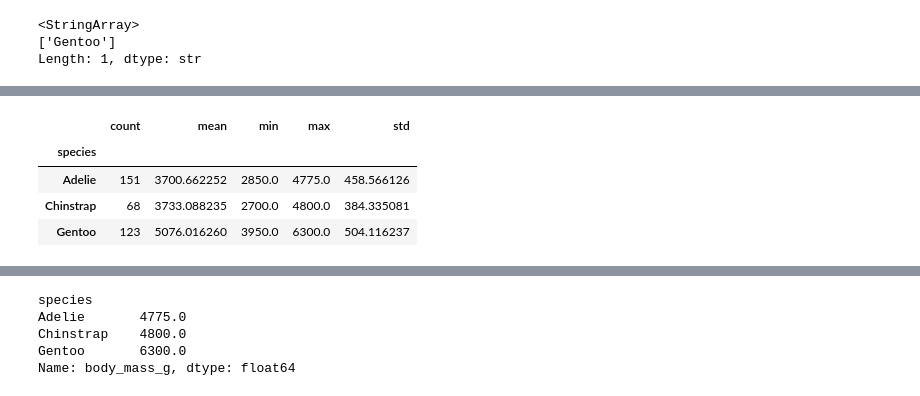
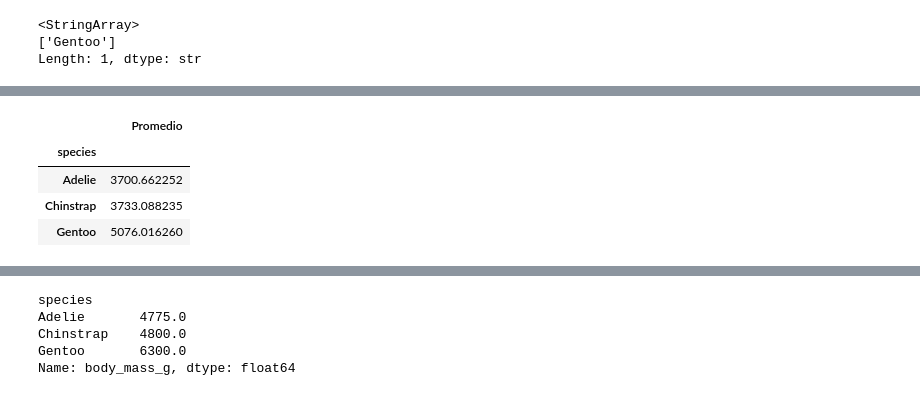
Before and after one commit to munbay23k-coder/datasience-g8-jp, a Jupyter notebook: 01-python-intro/notebooks/18-pandas_ejercicio.ipynb, the cells around one changed output, grey strips where cells are left out. Saved outputs shown, nothing was run; the diff lists cells and outputs as text; code cells hidden in the pictures.

```diff
--- a/01-python-intro/notebooks/18-pandas_ejercicio.ipynb
+++ b/01-python-intro/notebooks/18-pandas_ejercicio.ipynb
@@ -119,0 +355,6 @@ np.float64(3950.0)
+# %%
+# 21. Crear una nueva columna
+# Crea una columna llamada body_mass_kg con la masa corporal expresada en kilogramos. Recuerda: 1000
+# g = 1 kg. No modifiques body_mass_g.
+df["body_mass_kg"]=df["body_mass_g"]/1000
+df.head(10)
@@ -119,0 +373,11 @@ np.float64(3950.0)
+# %%
+# 22. Clasificación mediante pd.cut()
+# Crea una nueva columna mass_category clasificando los pingüinos como Light si pesan menos de 3500 g,
+# Medium si pesan entre 3500 y 4500 g (inclusive) y Heavy si pesan más de 4500 g. Utiliza pd.cut().
+df["mass_category"] = pd.cut(
+    df["body_mass_g"],
+    bins=[-float("inf"), 3500, 4500, float("inf")],# rango de -infinito a 3500 a 4500 a mas inifinito
+    labels=["Light", "Medium", "Heavy"]
+)
+
+df.head(10)
@@ -120,15 +396,12 @@ np.float64(3950.0)
 # %%
-agrupado=df.groupby("species")["body_mass_g"].agg([
-    "count",
-    "mean",
-    "min",
-    "max",
-    "std"
-])
+# 23. Masa promedio por especie
+# Calcula la masa corporal promedio (body_mass_g) de cada especie. El resultado debe tener una fila por
+# especie.
+agrupado=df.groupby("species")["body_mass_g"].agg(Promedio ="mean")
 agrupado
 # %% [output]
-|  | count | mean | min | max | std |
-| species |  |  |  |  |  |
-| Adelie | 151 | 3700.662252 | 2850.0 | 4775.0 | 458.566126 |
-| Chinstrap | 68 | 3733.088235 | 2700.0 | 4800.0 | 384.335081 |
-| Gentoo | 123 | 5076.016260 | 3950.0 | 6300.0 | 504.116237 |
+|  | Promedio |
+| species |  |
+| Adelie | 3700.662252 |
+| Chinstrap | 3733.088235 |
+| Gentoo | 5076.016260 |
```
Also changed, not shown: parts of 42 cells of this notebook, 8 other files.
